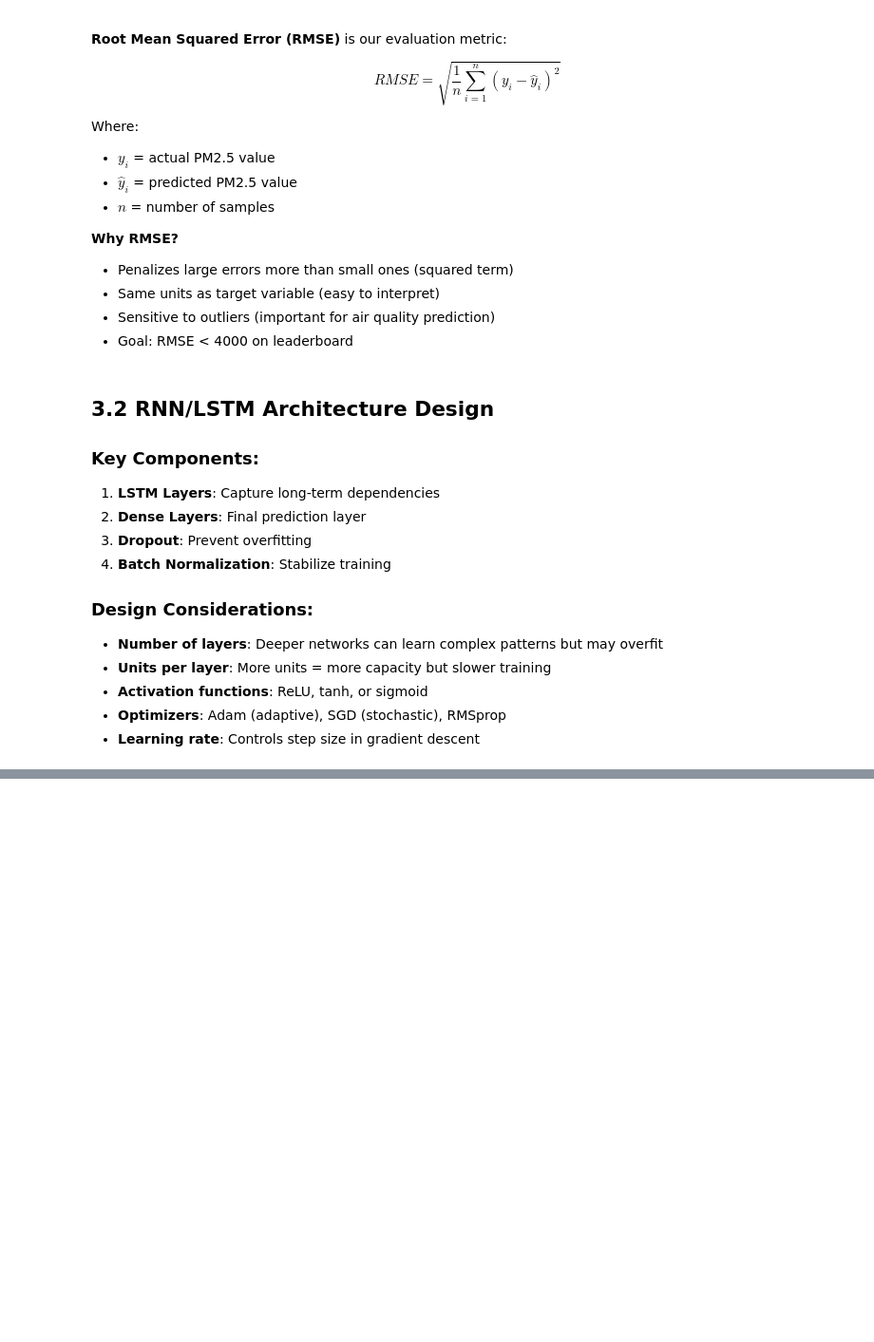
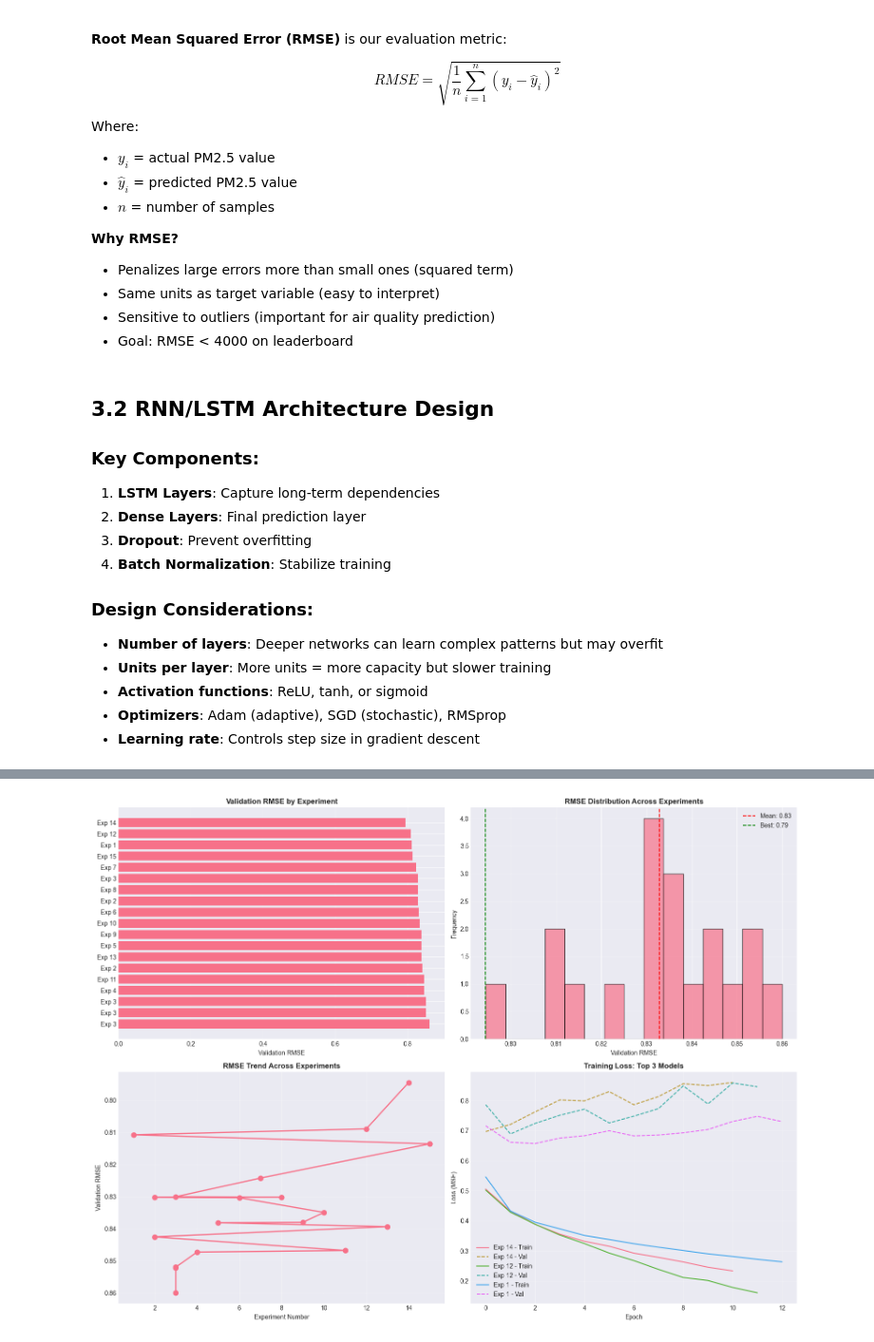
Before and after one commit to izerekerie/Time-series-forecasting-ml-techniques_I, a Jupyter notebook: air_quality_forecasting_starter_code.ipynb, the cells around one changed output, grey strips where cells are left out. Shown at 95% size. Drawn from its saved outputs; the diff is of its cells as text; code cells hidden in the pictures; blank space fills up the shorter version.

Commit message:
ads: best model

```diff
--- a/air_quality_forecasting_starter_code.ipynb
+++ b/air_quality_forecasting_starter_code.ipynb
@@ -535,0 +470,15 @@ Preparing scaling and sequences...
+# %%
+# Separate features and target
+# Drop 'No' column as it's just an index and not a predictive feature
+# Keep all other features as they may contain useful information
+
+X_train_full = train_processed.drop(['pm2.5', 'No'], axis=1, errors='ignore')
+y_train_full = train_processed['pm2.5'].copy()
+
+# For test data, drop 'No' column
+X_test = test_processed.drop(['No'], axis=1, errors='ignore')
+
+print(f"Feature matrix shape: {X_train_full.shape}")
+print(f"Target vector shape: {y_train_full.shape}")
+print(f"\nSelected features: {X_train_full.columns.tolist()}")
+print(f"Number of features: {len(X_train_full.columns)}")
@@ -1331,0 +1417,52 @@ Predictions range: [7.38, 318.19]
+# %%
+# Visualize experiment results
+fig, axes = plt.subplots(2, 2, figsize=(16, 12))
+
+# 1. RMSE comparison bar chart
+axes[0, 0].barh(range(len(results_df)), results_df['Validation RMSE'].values)
+axes[0, 0].set_yticks(range(len(results_df)))
+axes[0, 0].set_yticklabels([f"Exp {int(row['Experiment'])}" for _, row in results_df.iterrows()])
+axes[0, 0].set_xlabel('Validation RMSE')
+axes[0, 0].set_title('Validation RMSE by Experiment', fontsize=12, fontweight='bold')
+axes[0, 0].grid(True, alpha=0.3, axis='x')
+axes[0, 0].invert_yaxis()
+
+# 2. RMSE distribution
+axes[0, 1].hist(results_df['Validation RMSE'].values, bins=15, edgecolor='black', alpha=0.7)
+axes[0, 1].axvline(results_df['Validation RMSE'].mean(), color='r', linestyle='--',
+                   label=f'Mean: {results_df["Validation RMSE"].mean():.2f}')
+axes[0, 1].axvline(results_df['Validation RMSE'].min(), color='g', linestyle='--',
+                   label=f'Best: {results_df["Validation RMSE"].min():.2f}')
+axes[0, 1].set_xlabel('Validation RMSE')
+axes[0, 1].set_ylabel('Frequency')
+axes[0, 1].set_title('RMSE Distribution Across Experiments', fontsize=12, fontweight='bold')
+axes[0, 1].legend()
+axes[0, 1].grid(True, alpha=0.3, axis='y')
+
+# 3. RMSE improvement over experiments
+axes[1, 0].plot(results_df['Experiment'], results_df['Validation RMSE'],
+               marker='o', linewidth=2, markersize=8)
+axes[1, 0].set_xlabel('Experiment Number')
+axes[1, 0].set_ylabel('Validation RMSE')
+axes[1, 0].set_title('RMSE Trend Across Experiments', fontsize=12, fontweight='bold')
+axes[1, 0].grid(True, alpha=0.3)
+axes[1, 0].invert_yaxis()  # Lower is better
+
+# 4. Training history comparison (top 3 models)
+top_3 = results_df.head(3)
+axes[1, 1].set_title('Training Loss: Top 3 Models', fontsize=12, fontweight='bold')
+for idx, row in top_3.iterrows():
+    exp_num = int(row['Experiment'])
+    exp_data = experiment_results[exp_num - 1]
+    history = exp_data['history']
+    axes[1, 1].plot(history.history['loss'], label=f"Exp {exp_num} - Train", linestyle='-')
+    axes[1, 1].plot(history.history['val_loss'], label=f"Exp {exp_num} - Val", linestyle='--')
+axes[1, 1].set_xlabel('Epoch')
+axes[1, 1].set_ylabel('Loss (MSE)')
+axes[1, 1].legend()
+axes[1, 1].grid(True, alpha=0.3)
+
+plt.tight_layout()
+plt.show()
+# %% [output]
+[figure, added]
```
Also changed, not shown: parts of 66 cells of this notebook, 20 other files.
